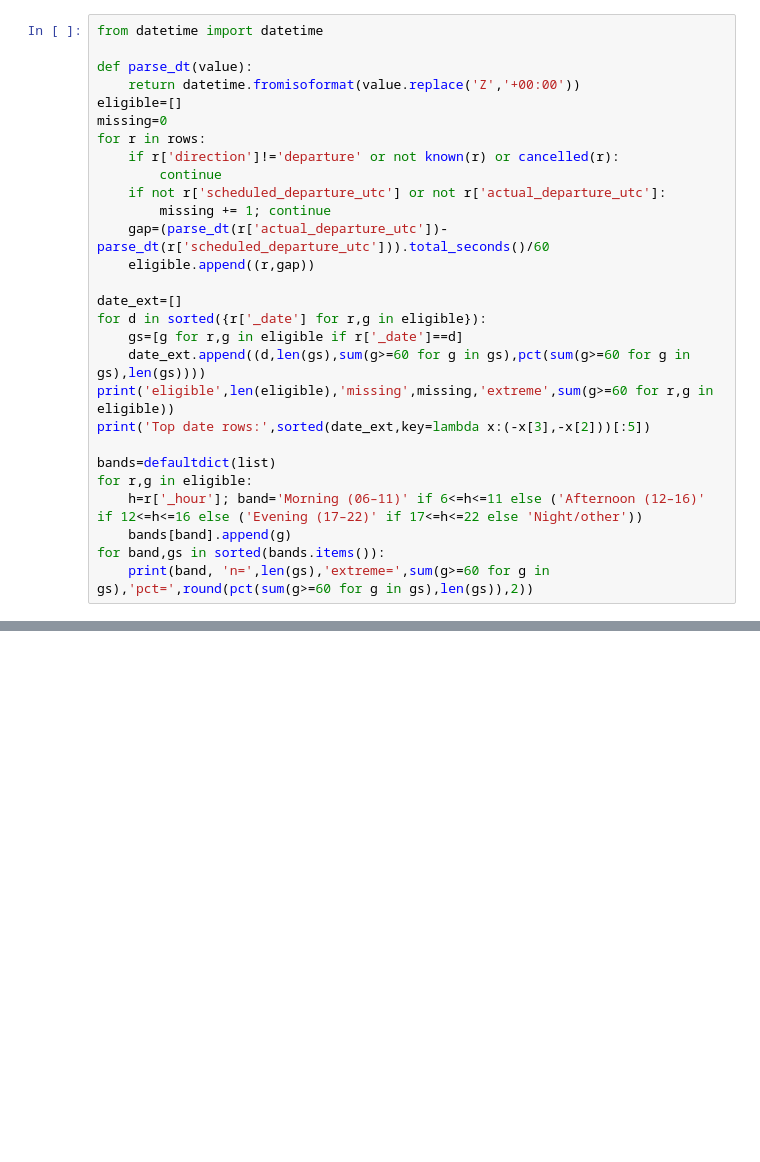
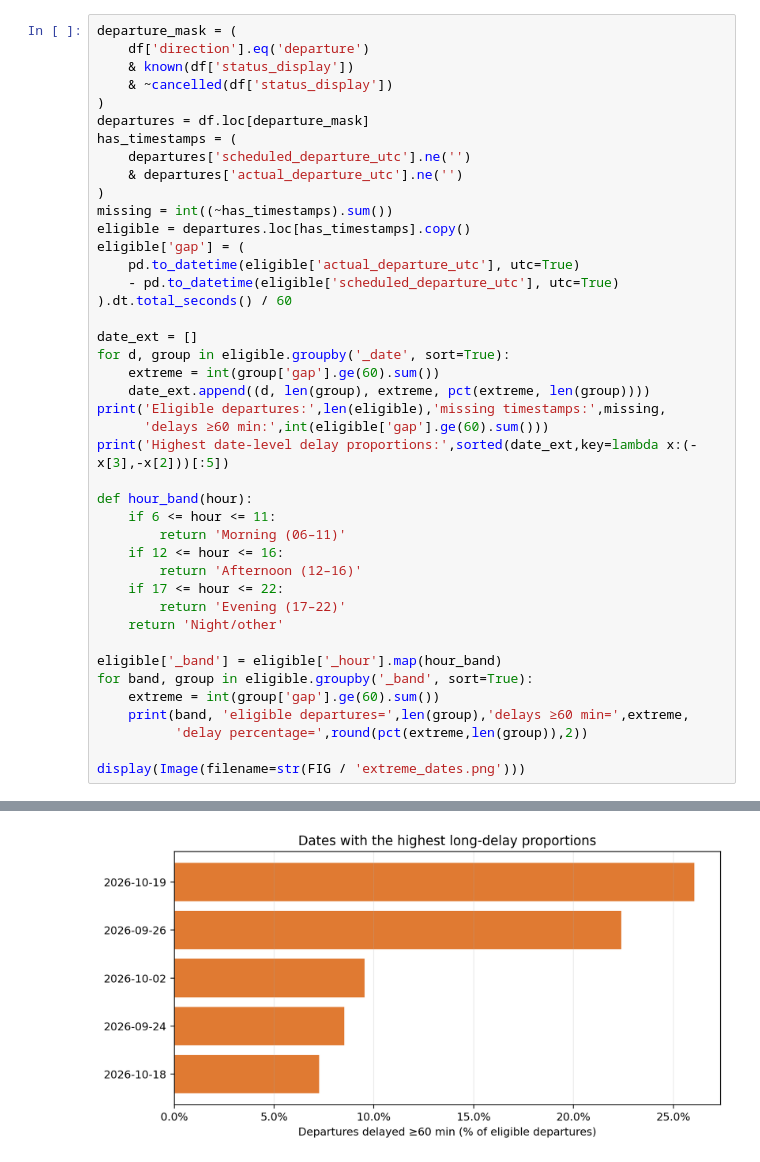
Before and after one commit to Yanzi23377/SHA-flight-data, a Jupyter notebook: final_project_word/sha_national_day_final_executed.ipynb, the cells around one changed output, grey strips where cells are left out. Drawn from its saved outputs; the diff is of its cells as text; blank space fills up the shorter version.

```diff
--- a/final_project_word/sha_national_day_final_executed.ipynb
+++ b/final_project_word/sha_national_day_final_executed.ipynb
@@ -94,29 +113,43 @@ The numerator is a date/hour count of **recorded** extreme gaps. It is compared
 # %%
-from datetime import datetime
+departure_mask = (
+    df['direction'].eq('departure')
+    & known(df['status_display'])
+    & ~cancelled(df['status_display'])
+)
+departures = df.loc[departure_mask]
+has_timestamps = (
+    departures['scheduled_departure_utc'].ne('')
+    & departures['actual_departure_utc'].ne('')
+)
+missing = int((~has_timestamps).sum())
+eligible = departures.loc[has_timestamps].copy()
+eligible['gap'] = (
+    pd.to_datetime(eligible['actual_departure_utc'], utc=True)
+    - pd.to_datetime(eligible['scheduled_departure_utc'], utc=True)
+).dt.total_seconds() / 60
 
-def parse_dt(value):
-    return datetime.fromisoformat(value.replace('Z','+00:00'))
-eligible=[]
-missing=0
-for r in rows:
-    if r['direction']!='departure' or not known(r) or cancelled(r):
-        continue
-    if not r['scheduled_departure_utc'] or not r['actual_departure_utc']:
-        missing += 1; continue
-    gap=(parse_dt(r['actual_departure_utc'])-parse_dt(r['scheduled_departure_utc'])).total_seconds()/60
-    eligible.append((r,gap))
+date_ext = []
+for d, group in eligible.groupby('_date', sort=True):
+    extreme = int(group['gap'].ge(60).sum())
+    date_ext.append((d, len(group), extreme, pct(extreme, len(group))))
+print('Eligible departures:',len(eligible),'missing timestamps:',missing,
+      'delays ≥60 min:',int(eligible['gap'].ge(60).sum()))
+print('Highest date-level delay proportions:',sorted(date_ext,key=lambda x:(-x[3],-x[2]))[:5])
 
-date_ext=[]
-for d in sorted({r['_date'] for r,g in eligible}):
-    gs=[g for r,g in eligible if r['_date']==d]
-    date_ext.append((d,len(gs),sum(g>=60 for g in gs),pct(sum(g>=60 for g in gs),len(gs))))
-print('eligible',len(eligible),'missing',missing,'extreme',sum(g>=60 for r,g in eligible))
-print('Top date rows:',sorted(date_ext,key=lambda x:(-x[3],-x[2]))[:5])
+def hour_band(hour):
+    if 6 <= hour <= 11:
+        return 'Morning (06–11)'
+    if 12 <= hour <= 16:
+        return 'Afternoon (12–16)'
+    if 17 <= hour <= 22:
+        return 'Evening (17–22)'
+    return 'Night/other'
 
-bands=defaultdict(list)
-for r,g in eligible:
-    h=r['_hour']; band='Morning (06–11)' if 6<=h<=11 else ('Afternoon (12–16)' if 12<=h<=16 else ('Evening (17–22)' if 17<=h<=22 else 'Night/other'))
-    bands[band].append(g)
-for band,gs in sorted(bands.items()):
-    print(band, 'n=',len(gs),'extreme=',sum(g>=60 for g in gs),'pct=',round(pct(sum(g>=60 for g in gs),len(gs)),2))
+eligible['_band'] = eligible['_hour'].map(hour_band)
+for band, group in eligible.groupby('_band', sort=True):
+    extreme = int(group['gap'].ge(60).sum())
+    print(band, 'eligible departures=',len(group),'delays ≥60 min=',extreme,
+          'delay percentage=',round(pct(extreme,len(group)),2))
+
+display(Image(filename=str(FIG / 'extreme_dates.png')))
 # %% [output]
@@ -129 +162,2 @@ Night/other n= 94 extreme= 1 pct= 1.06
+[figure, added]
 # %% [markdown]
```
Also changed, not shown: parts of 13 cells of this notebook, 50 other files.
